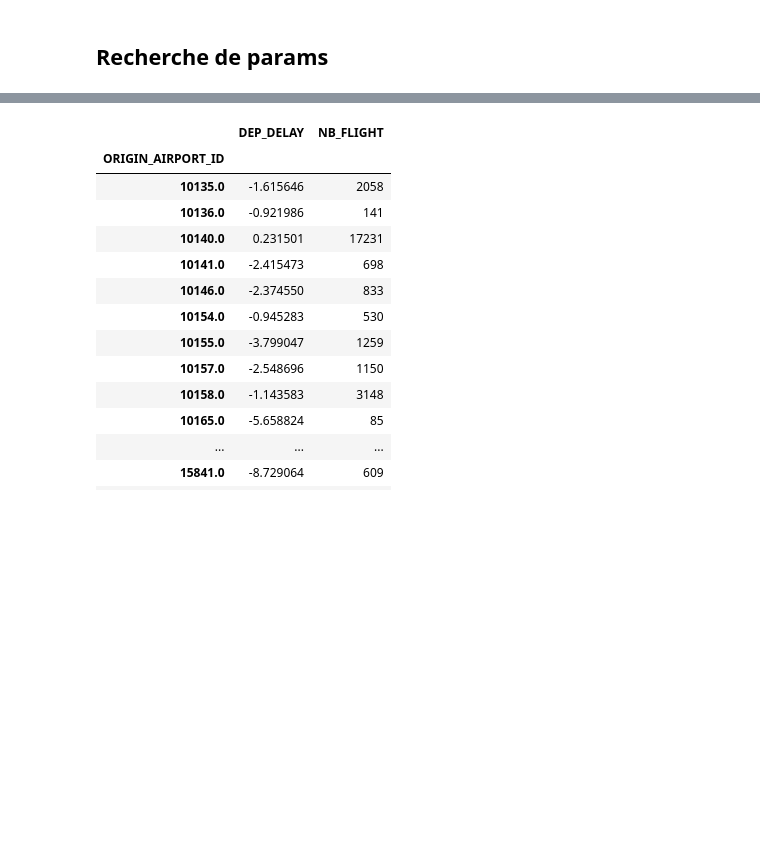
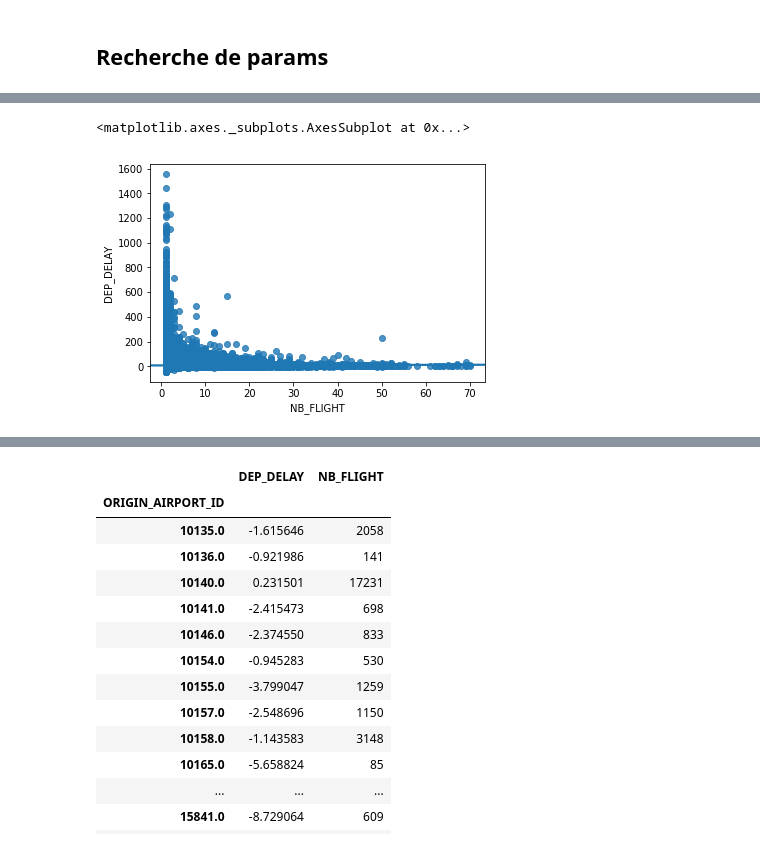
Before and after one commit to Coni63/OC_DS, a Jupyter notebook: P4/Model 3.ipynb, the cells around one changed output, grey strips where cells are left out. Saved outputs shown, nothing was run; the diff lists cells and outputs as text; code cells hidden in the pictures; blank space fills up the shorter version.

```diff
--- a/P4/Model 3.ipynb
+++ b/P4/Model 3.ipynb
@@ -85,0 +109,5 @@ test = df.groupby(("ORIGIN_AIRPORT_ID", "DAYS")).agg({
+# %%
+sns.regplot(x="NB_FLIGHT", y="DEP_DELAY", data=t_light)
+# %% [output]
+<matplotlib.axes._subplots.AxesSubplot at 0x...>
+[figure, added]
```
Also changed, not shown: parts of 25 cells of this notebook, 5 other files.
